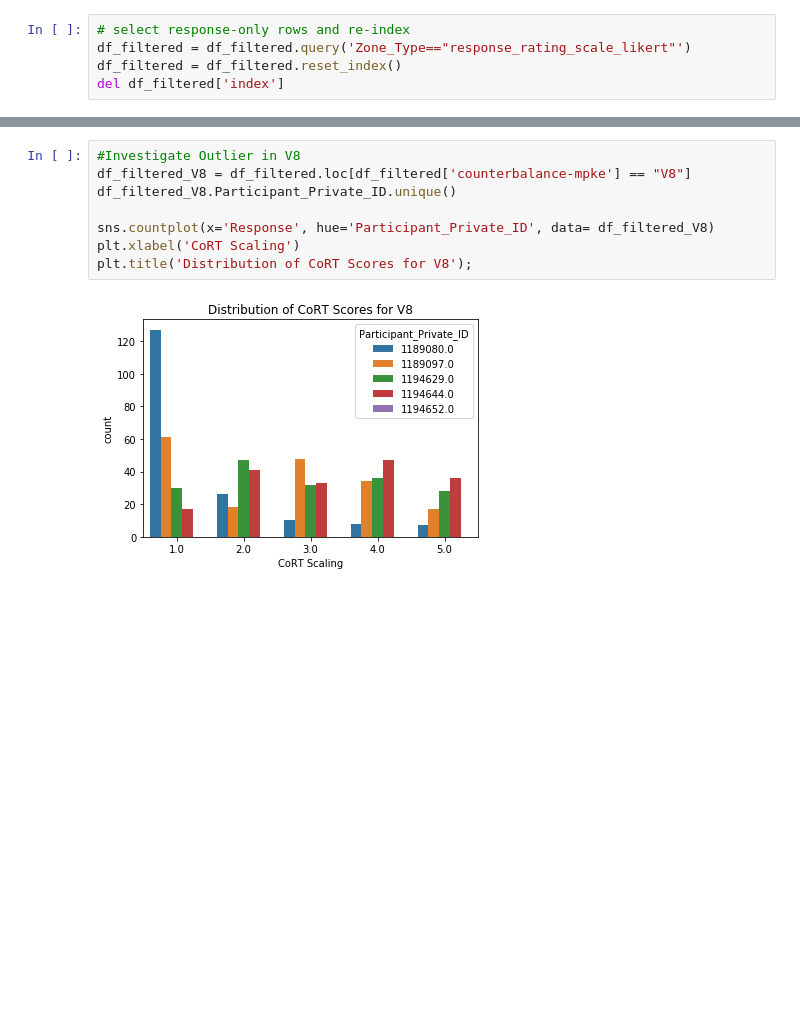
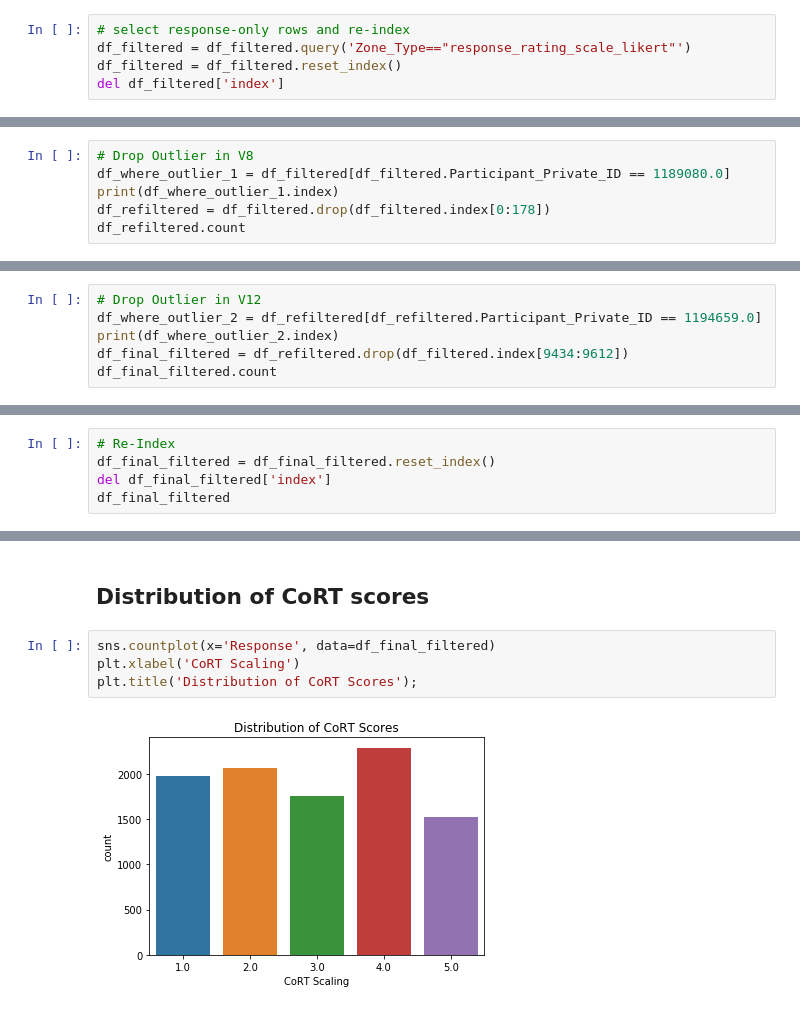
Before and after one commit to sbruinsma1/cort_language, a Jupyter notebook: notebooks/pilot_cort_scaling_gorilla_ana.ipynb, the cells around one changed output, grey strips where cells are left out. Cells and saved outputs as stored; diff of their text form; blank space fills up the shorter version.

```diff
--- a/notebooks/pilot_cort_scaling_gorilla_ana.ipynb
+++ b/notebooks/pilot_cort_scaling_gorilla_ana.ipynb
@@ -47,0 +66,6 @@ del df_filtered['index']
+# %%
+# Drop Outlier in V8
+df_where_outlier_1 = df_filtered[df_filtered.Participant_Private_ID == 1189080.0]
+print(df_where_outlier_1.index)
+df_refiltered = df_filtered.drop(df_filtered.index[0:178])
+df_refiltered.count
@@ -47,0 +94,6 @@ del df_filtered['index']
+# %%
+# Drop Outlier in V12
+df_where_outlier_2 = df_refiltered[df_refiltered.Participant_Private_ID == 1194659.0]
+print(df_where_outlier_2.index)
+df_final_filtered = df_refiltered.drop(df_filtered.index[9434:9612])
+df_final_filtered.count
@@ -47,0 +122,5 @@ del df_filtered['index']
+# %%
+# Re-Index
+df_final_filtered = df_final_filtered.reset_index()
+del df_final_filtered['index']
+df_final_filtered
@@ -48,10 +157,8 @@ del df_filtered['index']
+# %% [markdown]
+## Distribution of CoRT scores
 # %%
-#Investigate Outlier in V8
-df_filtered_V8 = df_filtered.loc[df_filtered['counterbalance-mpke'] == "V8"]
-df_filtered_V8.Participant_Private_ID.unique()
-
-sns.countplot(x='Response', hue='Participant_Private_ID', data= df_filtered_V8)
+sns.countplot(x='Response', data=df_final_filtered)
 plt.xlabel('CoRT Scaling')
-plt.title('Distribution of CoRT Scores for V8');
+plt.title('Distribution of CoRT Scores');
 # %% [output]
-[figure, old version]
+[figure, new version]
```
Also changed, not shown: parts of 18 cells of this notebook.
